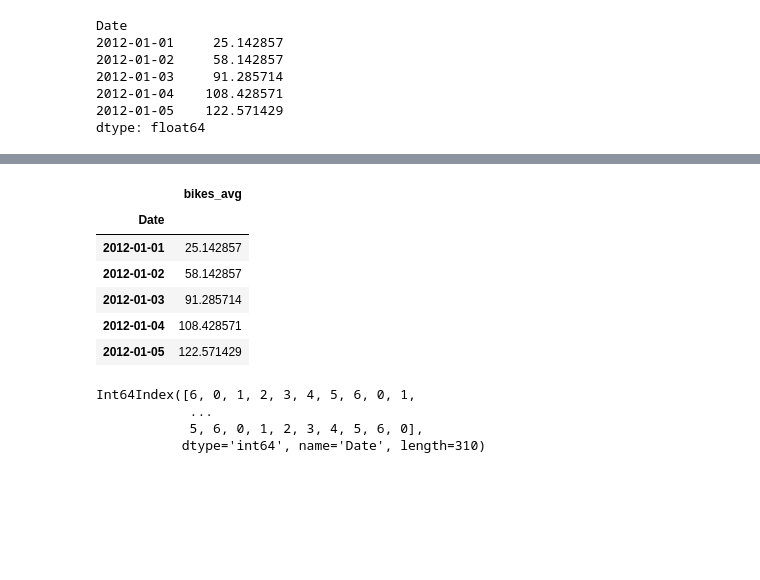
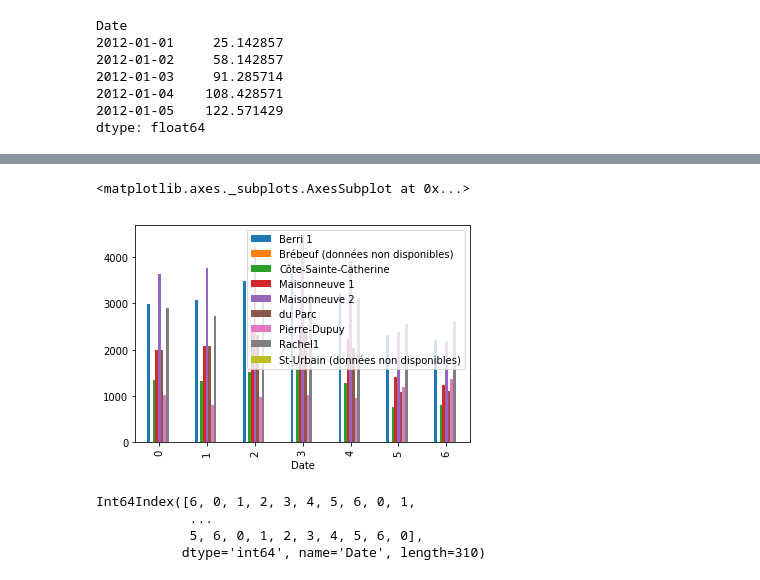
Before and after one commit to ZeweiChu/pandas-tutorial, a Jupyter notebook: 2019-May/pandas-2.ipynb, the cells around one changed output, grey strips where cells are left out. Cells and saved outputs as stored; diff of their text form; code cells hidden in the pictures; blank space fills up the shorter version.

```diff
--- a/2019-May/pandas-2.ipynb
+++ b/2019-May/pandas-2.ipynb
@@ -1078,15 +997,8 @@ weekday_counts.plot(kind="bar")
-# %%
-bikes_avg = bikes.mean(axis=1).to_frame()
-bikes_avg.columns = ["bikes_avg"]
-bikes_avg.head()
-# %% [output]
-|  | bikes_avg |
-| Date |  |
-| 2012-01-01 | 25.142857 |
-| 2012-01-02 | 58.142857 |
-| 2012-01-03 | 91.285714 |
-| 2012-01-04 | 108.428571 |
-| 2012-01-05 | 122.571429 |
+# %%
+bikes.groupby(bikes.index.weekday).mean().plot(kind="bar")
+# %% [output]
+<matplotlib.axes._subplots.AxesSubplot at 0x...>
+[figure, added]
 # %%
 bikes_avg.index.weekday
 # %% [output]
```
Also changed, not shown: parts of 10 cells of this notebook, 12 other files.
